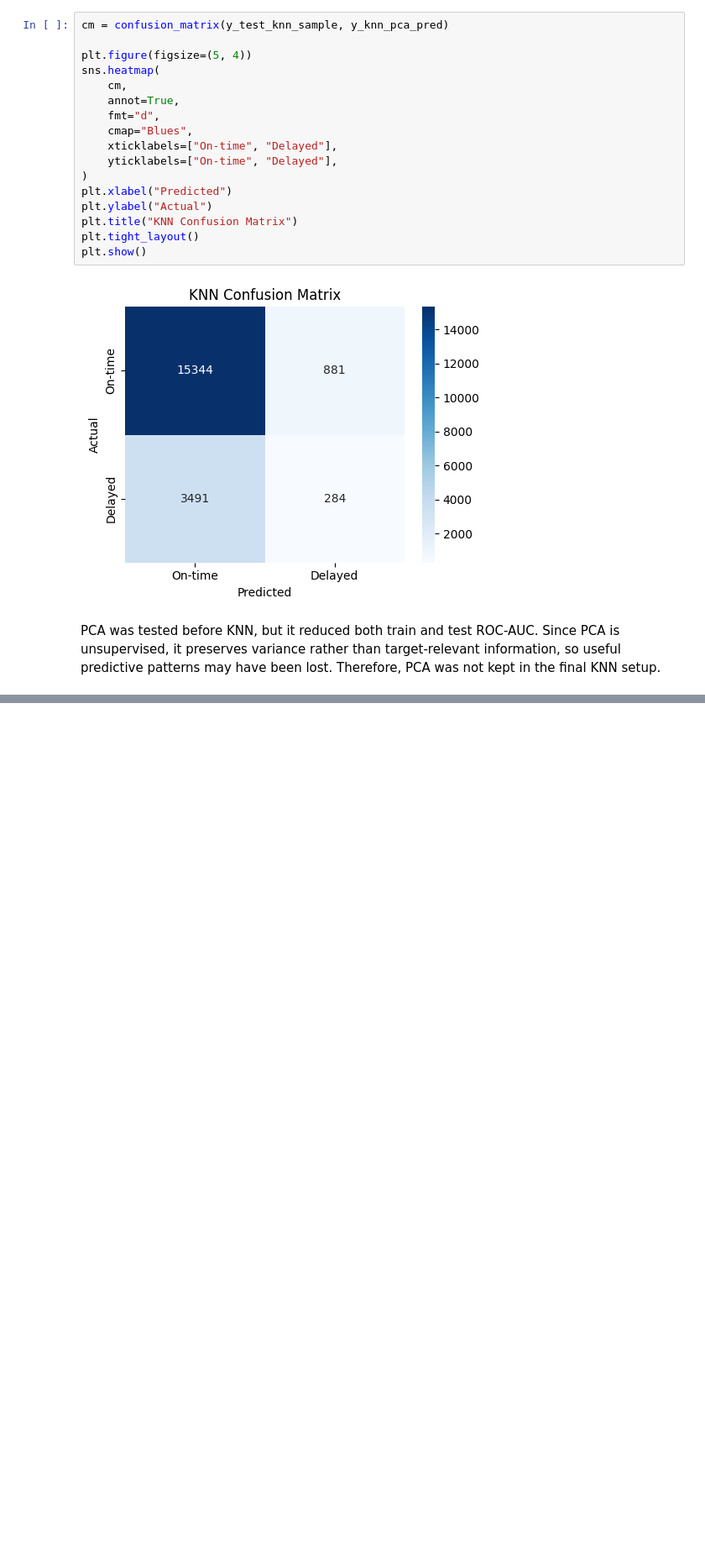
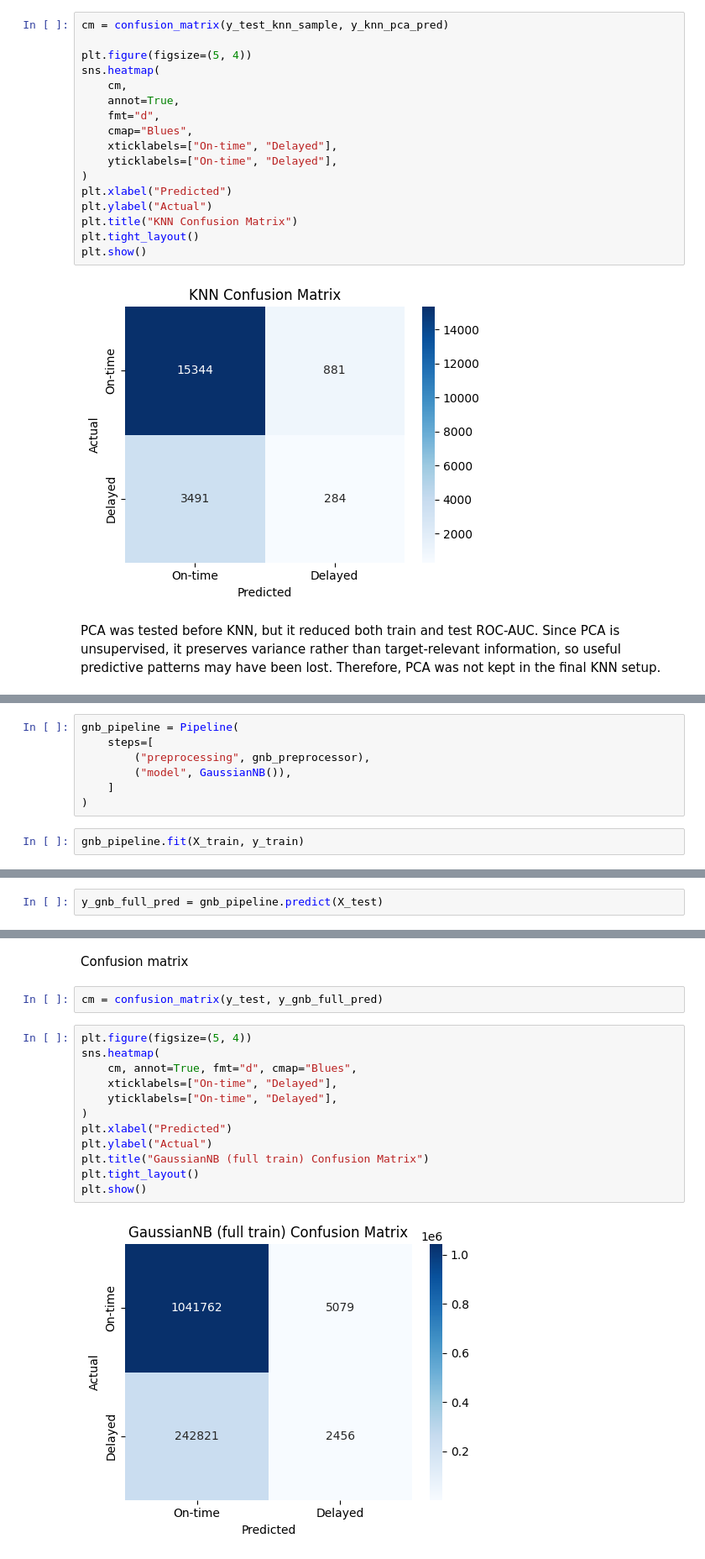
Before and after one commit to AlinaYakubova/ml-flight-felay-prediction, a Jupyter notebook: flight_delay_prediction.ipynb, the cells around one changed output, grey strips where cells are left out. Shown at 84% size. Saved outputs shown, nothing was run; the diff lists cells and outputs as text; blank space fills up the shorter version.

```diff
--- a/flight_delay_prediction.ipynb
+++ b/flight_delay_prediction.ipynb
@@ -1213,0 +1479,9 @@ PCA was tested before KNN, but it reduced both train and test ROC-AUC. Since PCA
+# %%
+gnb_pipeline = Pipeline(
+    steps=[
+        ("preprocessing", gnb_preprocessor),
+        ("model", GaussianNB()),
+    ]
+)
+# %%
+gnb_pipeline.fit(X_train, y_train)
@@ -1213,0 +1509,2 @@ PCA was tested before KNN, but it reduced both train and test ROC-AUC. Since PCA
+# %%
+y_gnb_full_pred = gnb_pipeline.predict(X_test)
@@ -1213,0 +1538,18 @@ PCA was tested before KNN, but it reduced both train and test ROC-AUC. Since PCA
+# %% [markdown]
+Confusion matrix
+# %%
+cm = confusion_matrix(y_test, y_gnb_full_pred)
+# %%
+plt.figure(figsize=(5, 4))
+sns.heatmap(
+    cm, annot=True, fmt="d", cmap="Blues",
+    xticklabels=["On-time", "Delayed"],
+    yticklabels=["On-time", "Delayed"],
+)
+plt.xlabel("Predicted")
+plt.ylabel("Actual")
+plt.title("GaussianNB (full train) Confusion Matrix")
+plt.tight_layout()
+plt.show()
+# %% [output]
+[figure, added]
```
Also changed, not shown: parts of 50 cells of this notebook.
